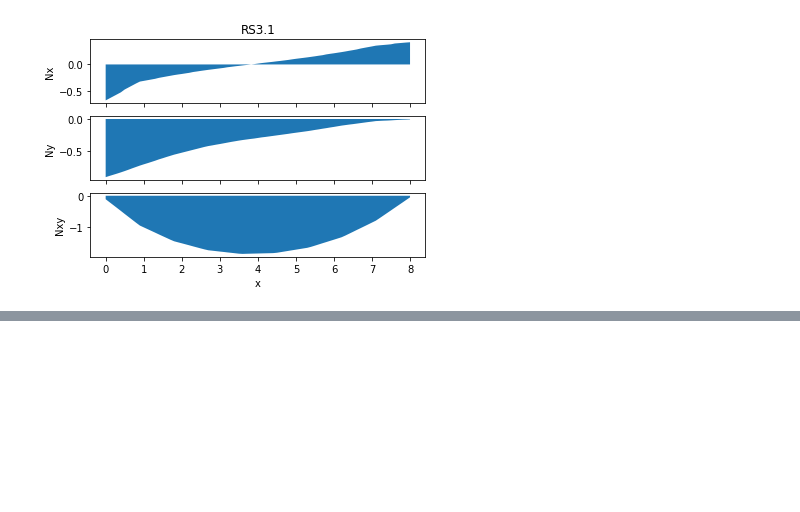
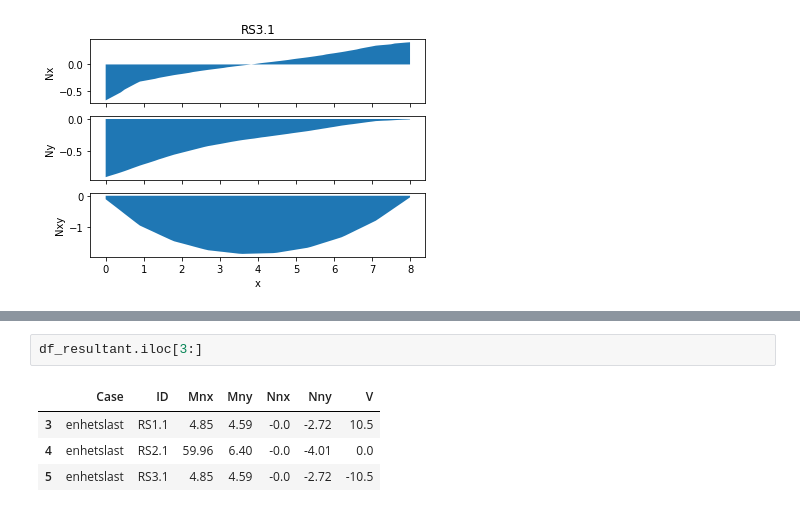
Before and after one commit to eibre/Notebooks, a Jupyter notebook: labeledSection/LabelSectionPlot.ipynb, the cells around one changed output, grey strips where cells are left out. Cells and saved outputs as stored; diff of their text form; blank space fills up the shorter version.

```diff
--- a/labeledSection/LabelSectionPlot.ipynb
+++ b/labeledSection/LabelSectionPlot.ipynb
@@ -131,0 +132,7 @@ Figuren under viser godt samsvar mellom resultanter fra FEM-desingn og resultant
+# %%
+df_resultant.iloc[3:]
+# %% [output]
+|  | Case | ID | Mnx | Mny | Nnx | Nny | V |
+| 3 | enhetslast | RS1.1 | 4.85 | 4.59 | -0.0 | -2.72 | 10.5 |
+| 4 | enhetslast | RS2.1 | 59.96 | 6.40 | -0.0 | -4.01 | 0.0 |
+| 5 | enhetslast | RS3.1 | 4.85 | 4.59 | -0.0 | -2.72 | -10.5 |
```
Also changed, not shown: parts of 5 cells of this notebook, 1 other file.
